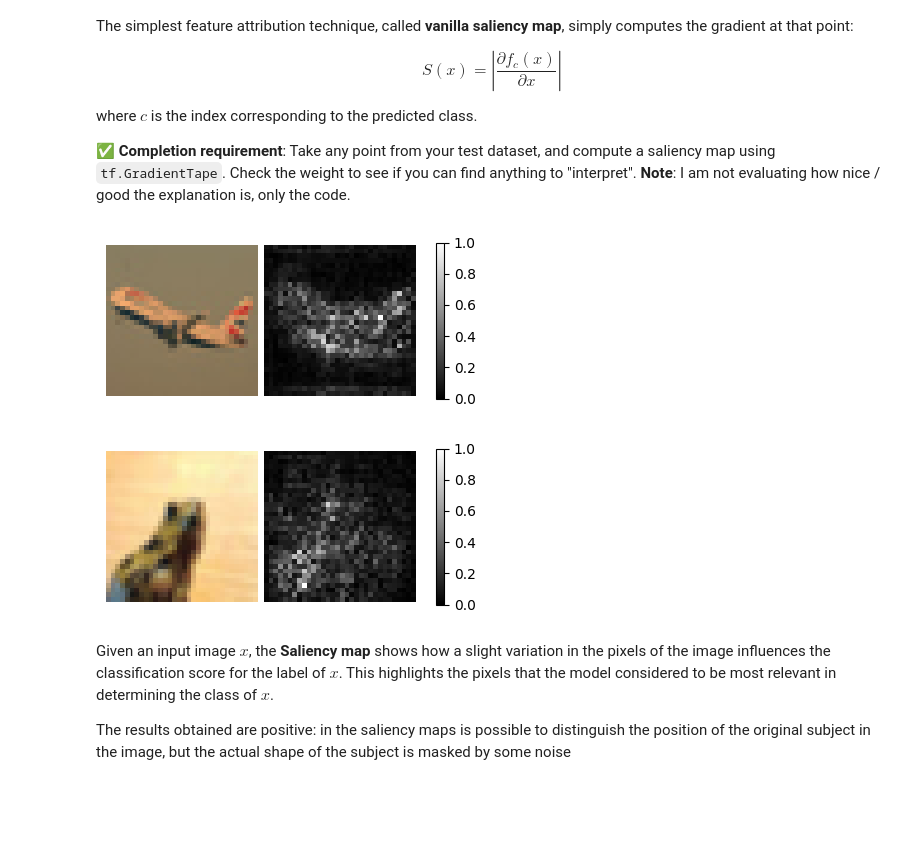
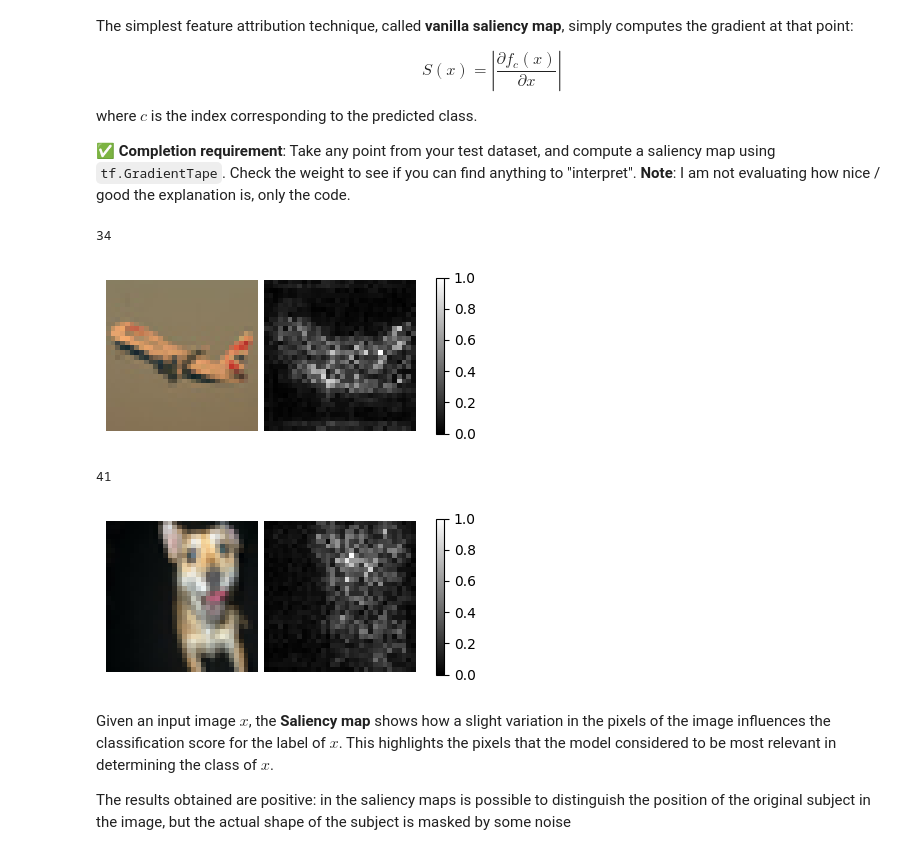
Before and after one commit to LM1997610/NeuralNetworks, a Jupyter notebook: NNDS_2023_Homework.ipynb, the cells around one changed output. Cells and saved outputs as stored; diff of their text form; code cells hidden in the pictures; blank space fills up the shorter version.

```diff
--- a/NNDS_2023_Homework.ipynb
+++ b/NNDS_2023_Homework.ipynb
@@ -251,19 +251,20 @@ def saliency_map(index):
 
   with tf.GradientTape() as tape:
 
-    # add batch dimension to tensor
-    tensor_input = tf.expand_dims(test_images[index], axis=0)
-    tape.watch(tensor_input)
+    tensor_input = tf.expand_dims(test_images[index], axis=0) # add batch dimension to tensor image
+    tape.watch(tensor_input)                                  # keep track of tensor_input in gradient computation
 
-    class_scores = model(tensor_input, training=False)
-    predicted_class = np.argmax(class_scores)
+    class_scores = model(tensor_input, training=False)        # get preticions
+    predicted_class = np.argmax(class_scores)                 # predicted class index
 
-    class_channel = class_scores[:, predicted_class]
+    class_channel = class_scores[:, predicted_class]          # predicted class logit (before softmax)
 
   grads = tape.gradient(class_channel, tensor_input)
 
+  # valuable reference used for pixel normalization this link :
+  # https://usmanr149.github.io/urmlblog/cnn/2020/05/01/Salincy-Maps.html
   dgrad_abs = tf.math.abs(grads)
-  dgrad_max = np.max(dgrad_abs, axis=3)[0]
+  dgrad_max = np.max(dgrad_abs, axis=-1)[0]
 
   # normalize pixel in range 0-1
   arr_min, arr_max  = np.min(dgrad_max), np.max(dgrad_max)
@@ -273,14 +274,17 @@ def saliency_map(index):
 # %%
 # TODO: Check the saliency map to analyze the result. What can you say about the map?
 
-img_indexes = [34, 14]    # index of test images to show
+img_indexes = [34, 41]    # index of test images to show
 
 for i in img_indexes:
-  mappa, grad = saliency_map(i)
-  show_two_images(test_images[i], mappa)
+  map, grad = saliency_map(i)
+  print(i)
+  show_two_images(test_images[i], map)
 # %% [output]
+34
 [figure]
+41
-[figure, old version]
+[figure, new version]
 # %% [markdown]
 Given an input image $x$, the **Saliency map** shows how a slight variation in the pixels of the image influences the classification score for the label of $x$. This highlights the pixels that the model considered to be most relevant in determining the class of $x$.
 
```
Also changed, not shown: parts of 4 cells of this notebook.
